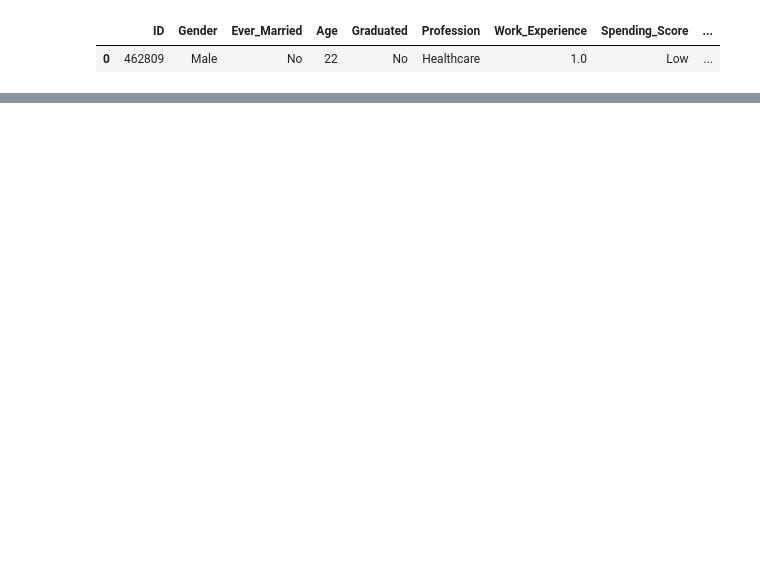
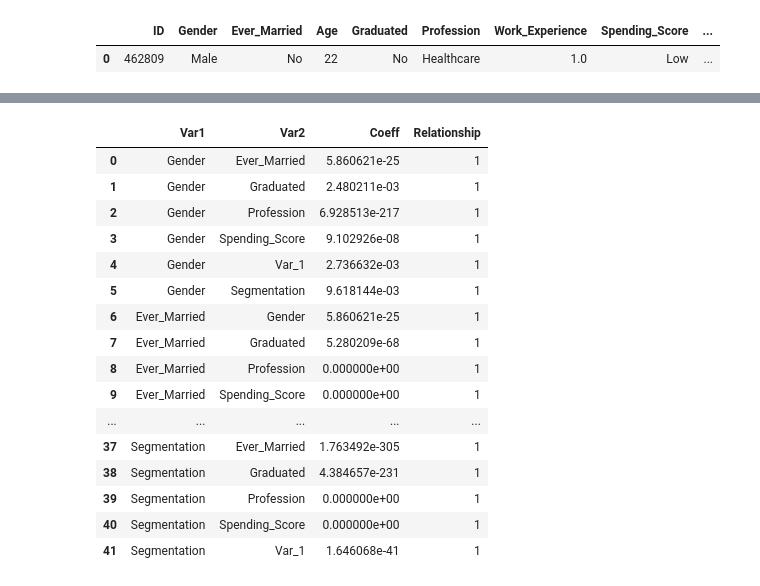
Before and after one commit to giannisbasa/Customer-Segmentation, a Jupyter notebook: 1. Coding/Customer_segmentation.ipynb, the cells around one changed output, grey strips where cells are left out. Drawn from its saved outputs; the diff is of its cells as text; code cells hidden in the pictures; blank space fills up the shorter version.

```diff
--- a/1. Coding/Customer_segmentation.ipynb
+++ b/1. Coding/Customer_segmentation.ipynb
@@ -536,0 +603,20 @@ corr_cat(train, 'Gender','Ever_Married')
+# %%
+chi_2_test
+# %% [output]
+|  | Var1 | Var2 | Coeff | Relationship |
+| 0 | Gender | Ever_Married | 5.860621e-25 | 1 |
+| 1 | Gender | Graduated | 2.480211e-03 | 1 |
+| 2 | Gender | Profession | 6.928513e-217 | 1 |
+| 3 | Gender | Spending_Score | 9.102926e-08 | 1 |
+| 4 | Gender | Var_1 | 2.736632e-03 | 1 |
+| 5 | Gender | Segmentation | 9.618144e-03 | 1 |
+| 6 | Ever_Married | Gender | 5.860621e-25 | 1 |
+| 7 | Ever_Married | Graduated | 5.280209e-68 | 1 |
+| 8 | Ever_Married | Profession | 0.000000e+00 | 1 |
+| 9 | Ever_Married | Spending_Score | 0.000000e+00 | 1 |
+| ... | ... | ... | ... | ... |
+| 37 | Segmentation | Ever_Married | 1.763492e-305 | 1 |
+| 38 | Segmentation | Graduated | 4.384657e-231 | 1 |
+| 39 | Segmentation | Profession | 0.000000e+00 | 1 |
+| 40 | Segmentation | Spending_Score | 0.000000e+00 | 1 |
+| 41 | Segmentation | Var_1 | 1.646068e-41 | 1 |
```
Also changed, not shown: parts of 24 cells of this notebook.
